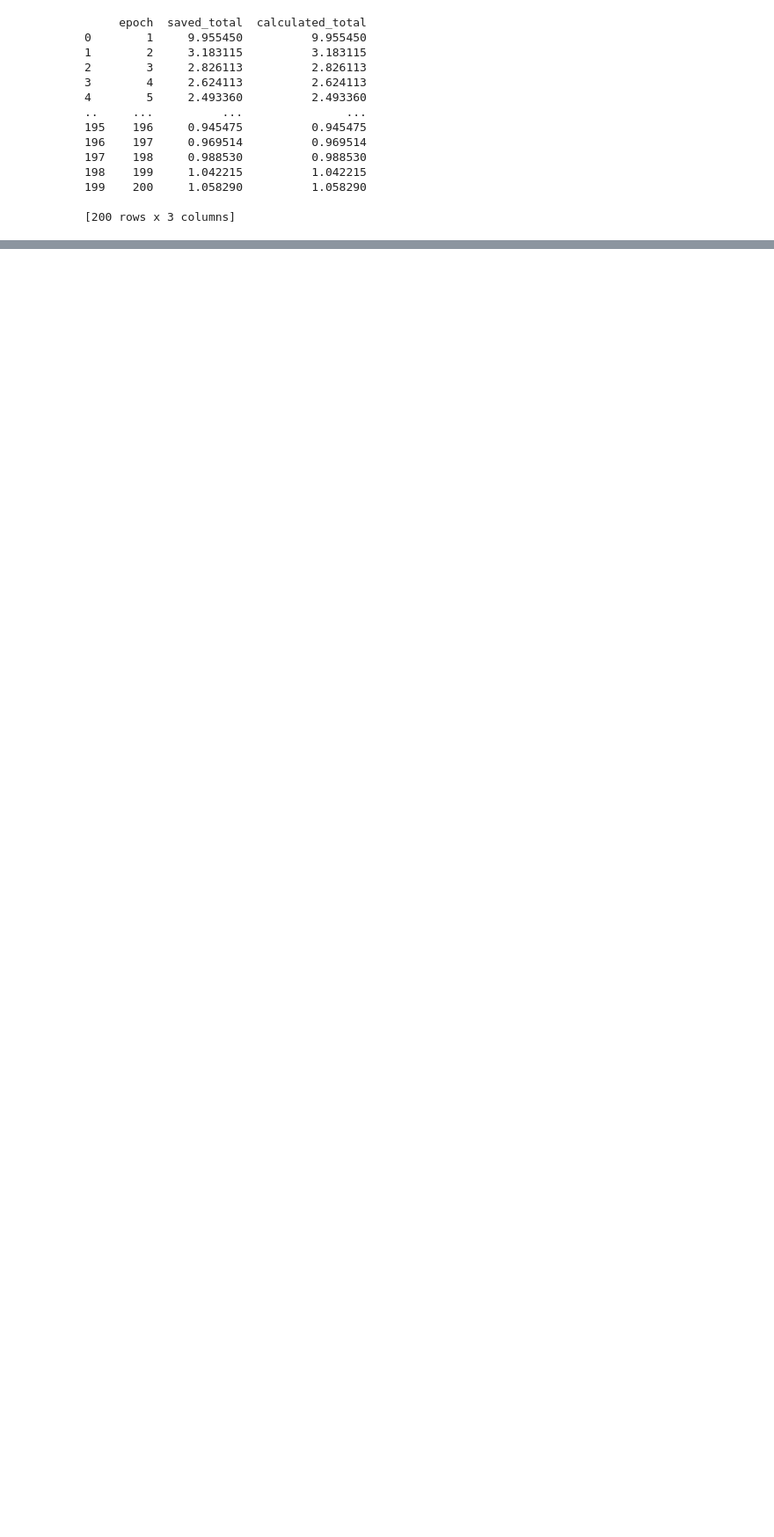
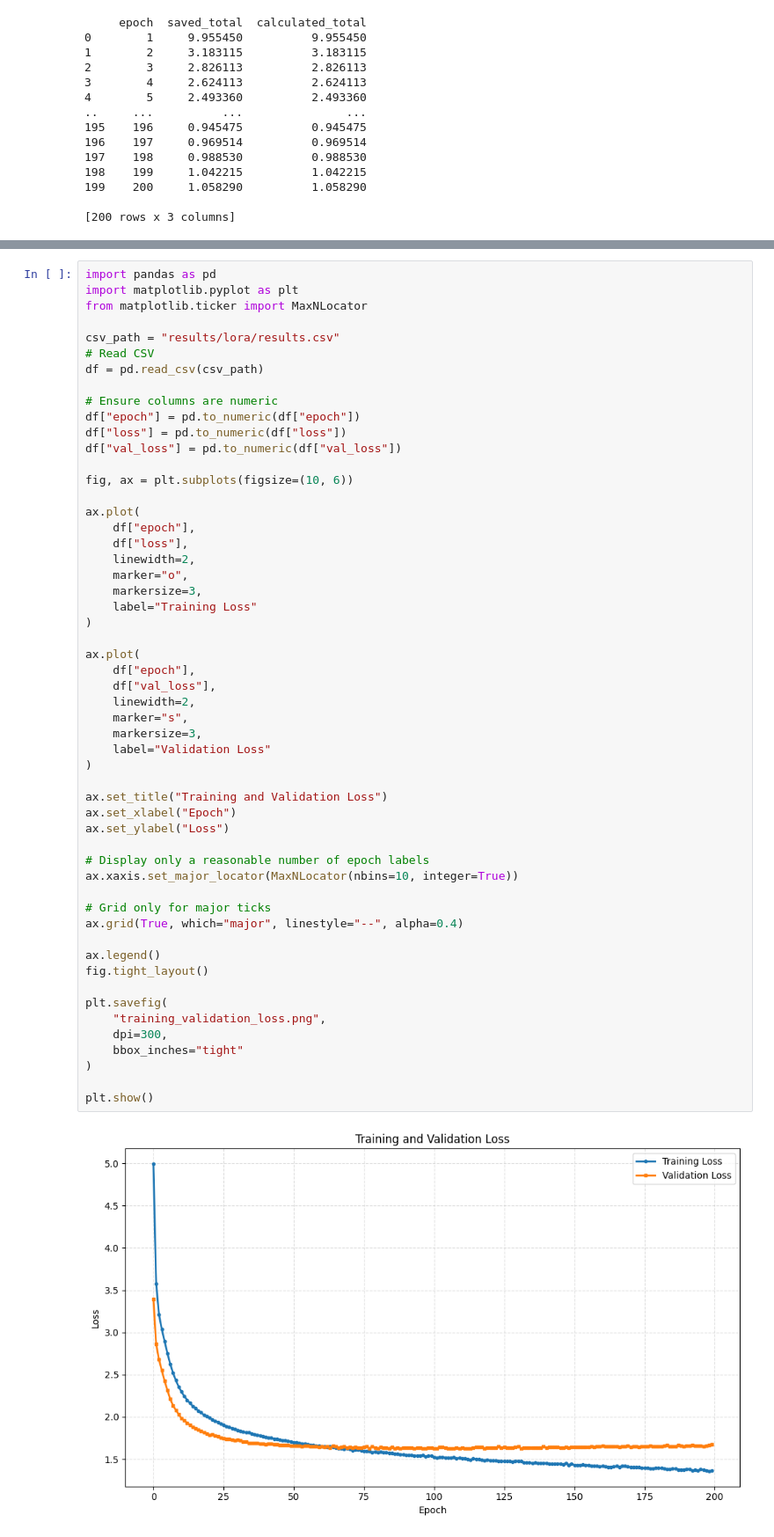
Before and after one commit to pesqSC/DeepSC, a Jupyter notebook: results.ipynb, the cells around one changed output, grey strips where cells are left out. Shown at 88% size. Saved outputs shown, nothing was run; the diff lists cells and outputs as text; blank space fills up the shorter version.

```diff
--- a/results.ipynb
+++ b/results.ipynb
@@ -172,0 +175,56 @@ print(
+# %%
+import pandas as pd
+import matplotlib.pyplot as plt
+from matplotlib.ticker import MaxNLocator
+
+csv_path = "results/lora/results.csv"
+# Read CSV
+df = pd.read_csv(csv_path)
+
+# Ensure columns are numeric
+df["epoch"] = pd.to_numeric(df["epoch"])
+df["loss"] = pd.to_numeric(df["loss"])
+df["val_loss"] = pd.to_numeric(df["val_loss"])
+
+fig, ax = plt.subplots(figsize=(10, 6))
+
+ax.plot(
+    df["epoch"],
+    df["loss"],
+    linewidth=2,
+    marker="o",
+    markersize=3,
+    label="Training Loss"
+)
+
+ax.plot(
+    df["epoch"],
+    df["val_loss"],
+    linewidth=2,
+    marker="s",
+    markersize=3,
+    label="Validation Loss"
+)
+
+ax.set_title("Training and Validation Loss")
+ax.set_xlabel("Epoch")
+ax.set_ylabel("Loss")
+
+# Display only a reasonable number of epoch labels
+ax.xaxis.set_major_locator(MaxNLocator(nbins=10, integer=True))
+
+# Grid only for major ticks
+ax.grid(True, which="major", linestyle="--", alpha=0.4)
+
+ax.legend()
+fig.tight_layout()
+
+plt.savefig(
+    "training_validation_loss.png",
+    dpi=300,
+    bbox_inches="tight"
+)
+
+plt.show()
+# %% [output]
+[figure, added]
```
Also changed, not shown: parts of 1 cell of this notebook, 5 other files.
